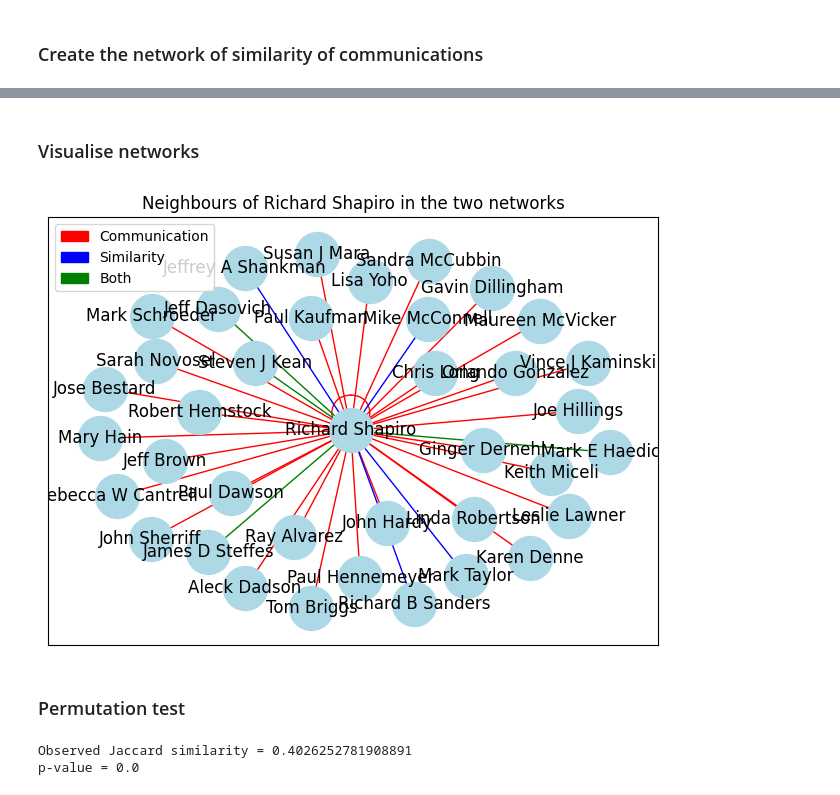
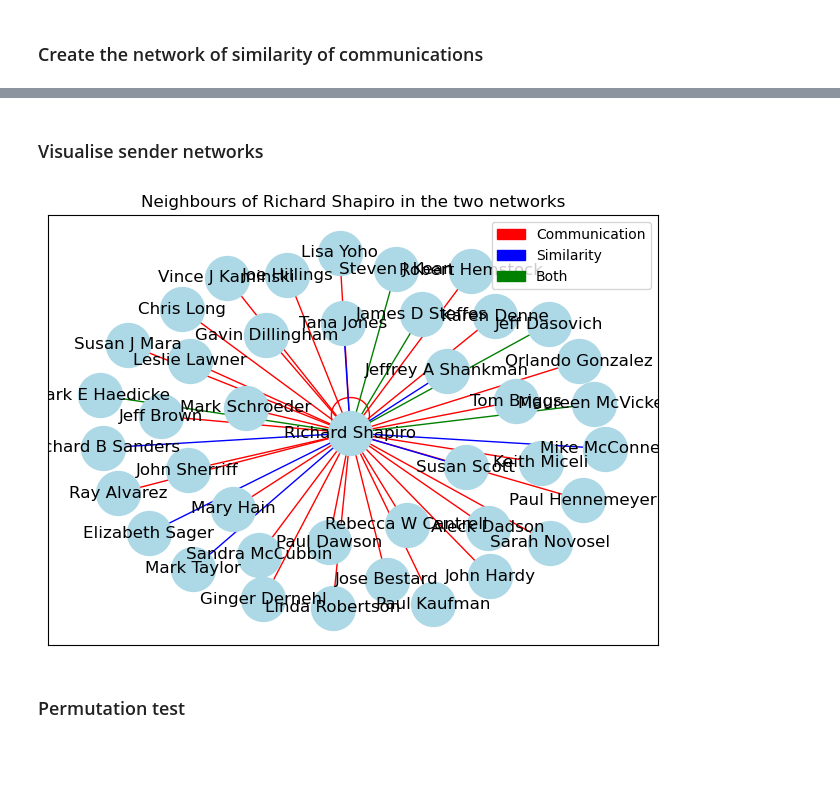
Before and after one commit to mingweiiiiiiiiii/23-24-CS7IS4-Group4, a Jupyter notebook: newExperimentOnEmail.ipynb, the cells around one changed output, grey strips where cells are left out. Saved outputs shown, nothing was run; the diff lists cells and outputs as text; code cells hidden in the pictures; blank space fills up the shorter version.

```diff
--- a/newExperimentOnEmail.ipynb
+++ b/newExperimentOnEmail.ipynb
@@ -91,0 +84,3 @@ for i in range(similarity_matrix.shape[0]):
+# %%
+G_sim_1 = create_similarity_graph(text_list, sender_list, m=1, n=1, p=0.75)
+print_graph_info(G_sim_1)
@@ -109,23 +131,0 @@ print(len(G_comm_trunc.nodes), len(G_sim.nodes))
-# %%
-# Iterate over all nodes and find the neighbors of each node in G_comm and G_sim
-intersection_dict = {}
-for node in sender_list:
-    # Check if node is in both graphs
-    # TODO: Figure out why some nodes are not in both graphs
-    if node not in G_comm_trunc.nodes or node not in G_sim.nodes:
-        print(f"Node '{node}' is not in both graphs")
-        continue
-    network_comm_neighbors = set(G_comm_trunc.neighbors(node))
-    network_sim_neighbors = set(G_sim.neighbors(node))
-    intersection = network_comm_neighbors.intersection(network_sim_neighbors)
-    union = network_comm_neighbors.union(network_sim_neighbors)
-    jaccard_similarity = len(intersection) / len(union)
-    intersection_dict[node] = {
-        'intersection': intersection,
-        'union': union,
-        'jaccard_similarity': jaccard_similarity
-    }
-
-# # Save the intersection dictionary to a JSON file
-# with open('./data/intersection_dict.json', 'w') as f:
-#     json.dump(intersection_dict, f, indent=4)
@@ -155,9 +131,0 @@ intersection_dict
-# %%
-# Plot the distribution of the Jaccard similarity
-jaccard_values = [value['jaccard_similarity'] for value in intersection_dict.values()]
-fig, ax = plt.subplots()
-ax.hist(jaccard_values, bins=30, edgecolor='black')
-ax.set_xlabel('Jaccard similarity')
-ax.set_ylabel('Frequency')
-ax.set_title('Distribution of Jaccard similarity between the two networks')
-plt.show()
@@ -166,8 +132,8 @@ plt.show()
 # %% [markdown]
-### Visualise networks
+### Visualise sender networks
 # %%
 from matplotlib import patches
-def visualise_sender_networks(selected_sender):
+def visualise_sender_networks(G_comm, G_sim, selected_sender):
 
     # Get the neighbors of the selected sender in the two networks
     comm_neighbors = list(G_comm.neighbors(selected_sender))
@@ -212,44 +178,8 @@ def visualise_sender_networks(selected_sender):
     plt.tight_layout()
     plt.show()
 # %%
-visualise_sender_networks('Richard Shapiro')
+visualise_sender_networks(G_comm, G_sim_1, 'Richard Shapiro')
 # %% [output]
-[figure, old version]
+[figure, new version]
 # %% [markdown]
 ### Permutation test
-# %%
-import random
-
-# Define population for permutation test
-population = []
-for node in G_comm_trunc.nodes:
-    comm_neighbors = set(G_comm_trunc.neighbors(node))
-    sim_neighbors = set(G_sim.neighbors(node))
-    population.append(list(comm_neighbors))
-    population.append(list(sim_neighbors))
-
-# Calculate the Jaccard similarity for the observed data
-observed_jaccard = np.mean([value['jaccard_similarity'] for value in intersection_dict.values()])
-
-# Perform the permutation test
-num_permutations = 1000
-permutation_jaccard_values = []
-for _ in range(num_permutations):
-    random.shuffle(population)
-    permuted_jaccard_values = []
-    for i in range(0, len(population), 2):
-        comm_neighbors = set(population[i])
-        sim_neighbors = set(population[i+1])
-        intersection = comm_neighbors.intersection(sim_neighbors)
-        union = comm_neighbors.union(sim_neighbors)
-        jaccard_similarity = len(intersection) / len(union)
-        permuted_jaccard_values.append(jaccard_similarity)
-    permutation_jaccard_values.append(np.mean(permuted_jaccard_values))
-
-# Calculate the p-value
-p_value = np.mean([value >= observed_jaccard for value in permutation_jaccard_values])
-print(f"Observed Jaccard similarity = {observed_jaccard}")
-print(f"p-value = {p_value}")
-# %% [output]
-Observed Jaccard similarity = 0.4026252781908891
-p-value = 0.0
```
Also changed, not shown: parts of 31 cells of this notebook.
